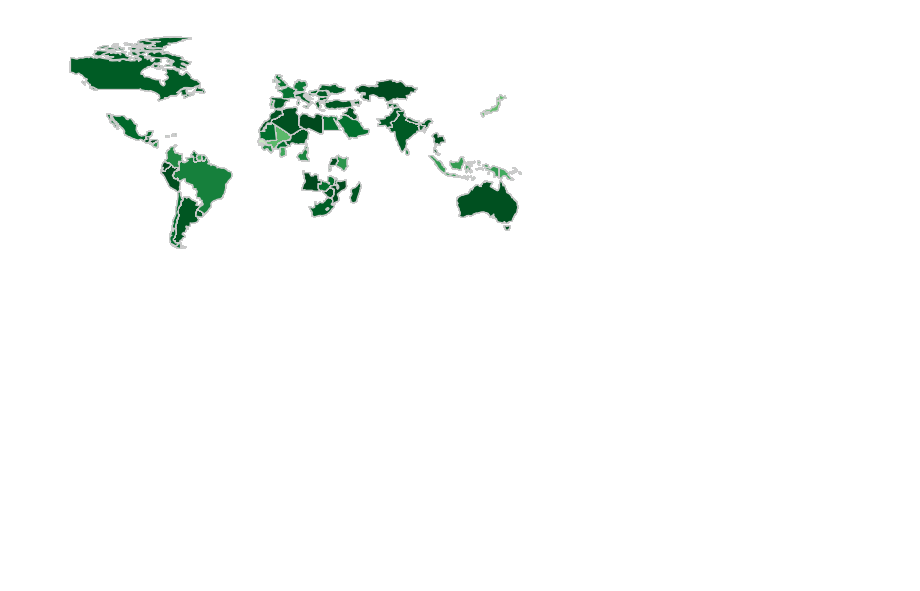
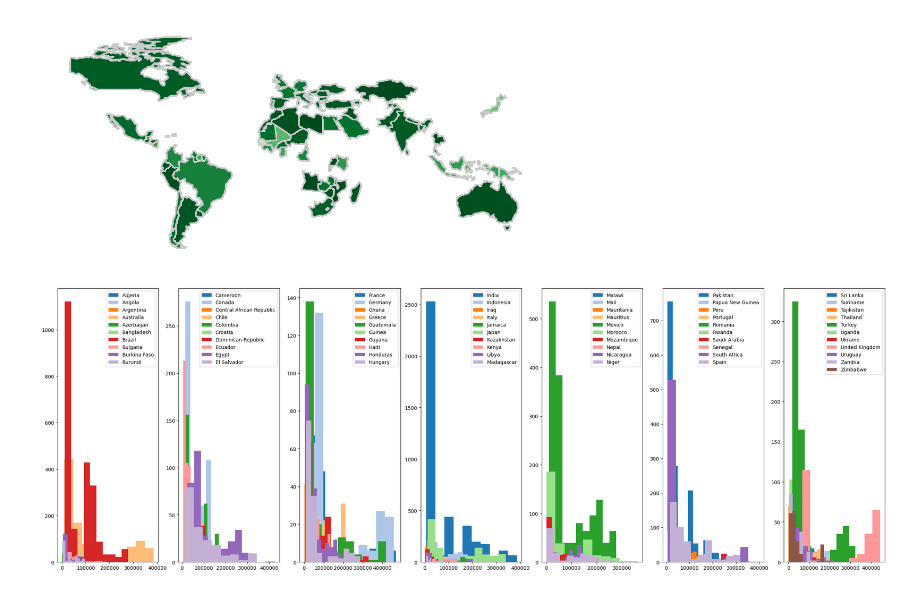
Before and after one commit to pratik-633/6103-fall-25-Shetty-Hamza-Reddy, a Jupyter notebook: Scripts/01_EDA.ipynb, the cells around one changed output. Saved outputs shown, nothing was run; the diff lists cells and outputs as text; code cells hidden in the pictures; blank space fills up the shorter version.

Commit message:
Add country group histograms for yield distribution

```diff
--- a/Scripts/01_EDA.ipynb
+++ b/Scripts/01_EDA.ipynb
@@ -6,7 +6,7 @@ import seaborn as sns
 import matplotlib.pyplot as plt
 import geopandas as gpd
 # %%
-df = pd.read_csv('../Data/yield_df.csvv')
+df = pd.read_csv('../Data/yield_df.csv')
 df
 # %% [output]
 |  | Unnamed: 0 | Area | Item | Year | hg/ha_yield | average_rain_fall_mm_per_year | pesticides_tonnes | avg_temp |
@@ -62,3 +62,23 @@ del merged_data
 del data_geo
 # %% [output]
 [figure]
+# %%
+palette = sns.color_palette("tab20", 21, as_cmap=True)
+num_plots = 7
+areas_per_plot = 10
+
+unique_areas = sorted(df["Area"].unique())
+area_chunks = [unique_areas[i:i+areas_per_plot] for i in range(0, len(unique_areas),
+areas_per_plot)]
+area_chunks[-2] = unique_areas[-11:]
+
+fig, axs = plt.subplots(ncols=num_plots, figsize=(30, 10))
+for idx, ax in enumerate(axs):
+    plot_df = df[df["Area"].isin(area_chunks[idx])]
+    for j, area in enumerate(plot_df["Area"].unique()):
+        segment = plot_df[plot_df["Area"] == area]
+        ax.hist(segment["hg/ha_yield"], facecolor=palette(j), label=area)
+    ax.legend()
+plt.show()
+# %% [output]
+[figure, added]
```
